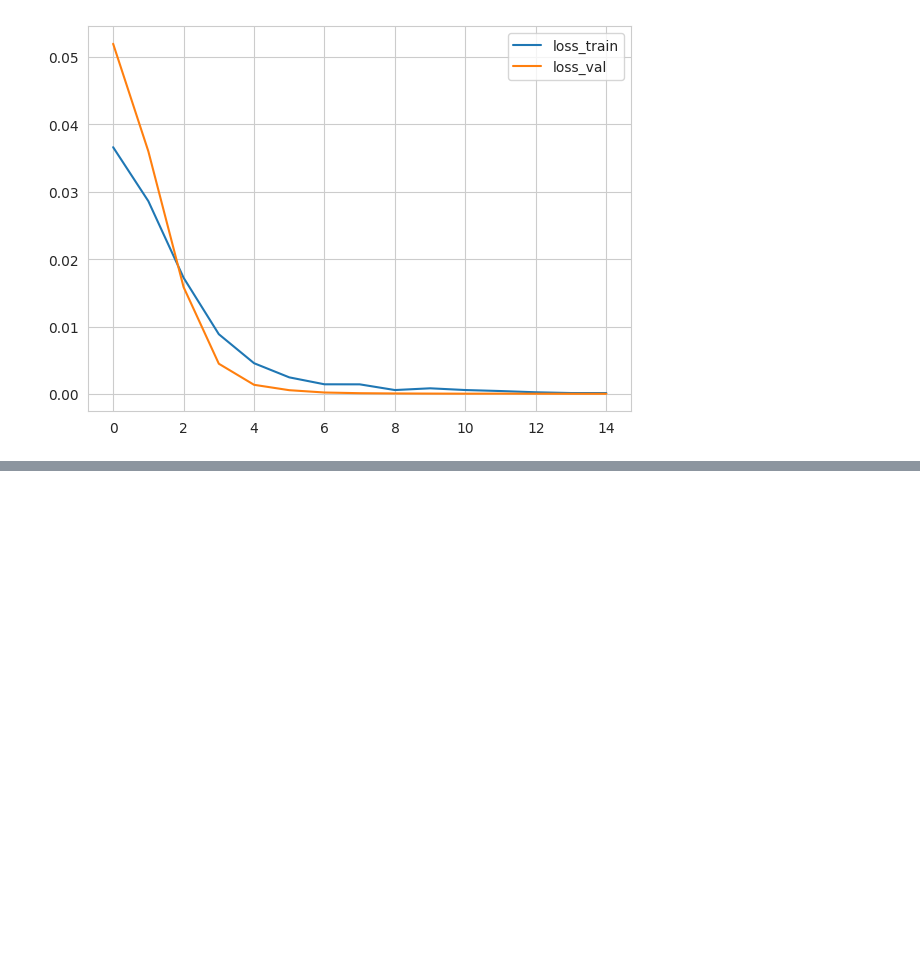
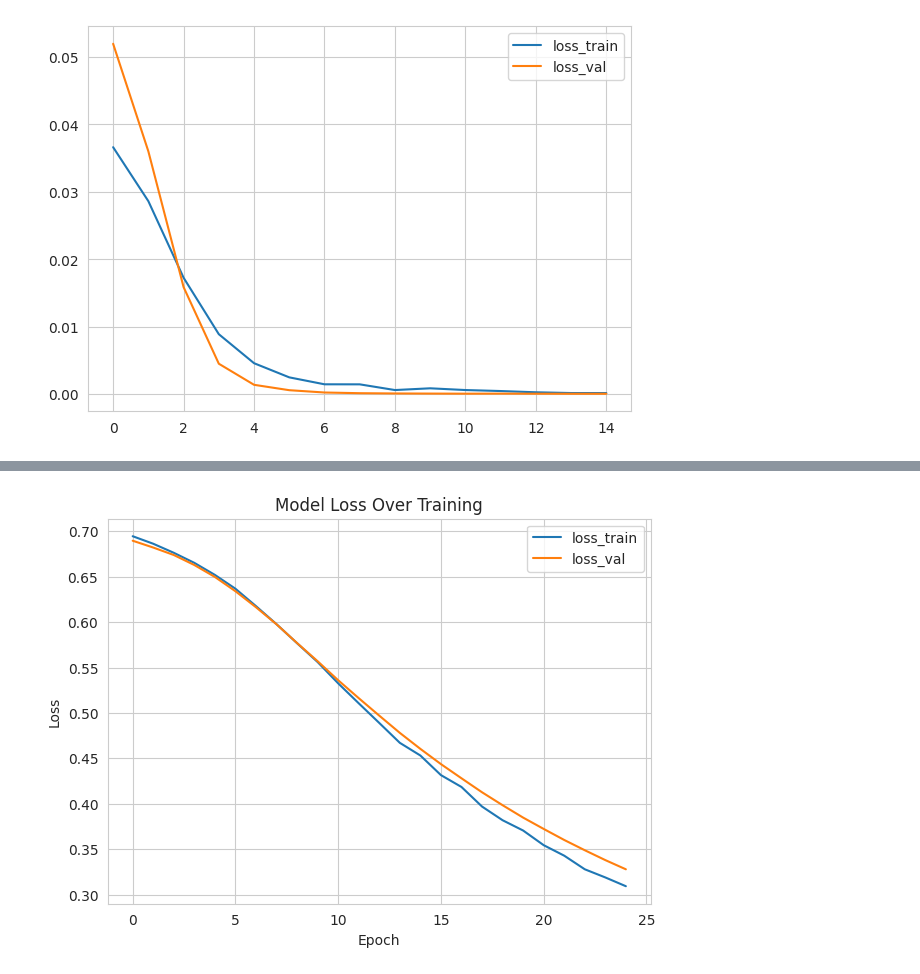
Before and after one commit to 4gn5t/DataInstrumentsPY, a Jupyter notebook: Lab9_DeepLearning_TensorFlow_Keras_PyTorch/Lab9.ipynb, the cells around one changed output, grey strips where cells are left out. Drawn from its saved outputs; the diff is of its cells as text; code cells hidden in the pictures; blank space fills up the shorter version.

```diff
--- a/Lab9_DeepLearning_TensorFlow_Keras_PyTorch/Lab9.ipynb
+++ b/Lab9_DeepLearning_TensorFlow_Keras_PyTorch/Lab9.ipynb
@@ -405,0 +735,3 @@ plt.show()
+# %%
+y_train_bin = keras.utils.to_categorical(y_train, n_classes)
+y_test_bin = keras.utils.to_categorical(y_test, n_classes)
@@ -405,0 +750,3 @@ plt.show()
+# %%
+n_feat=X_train.shape[1]
+n_feat
@@ -405,0 +755,6 @@ plt.show()
+# %%
+scaler = StandardScaler()
+X_train=scaler.fit_transform(X_train)
+X_test=scaler.transform(X_test)
+
+X_train.mean(axis=0), X_test.mean(axis=0)
@@ -405,0 +770,11 @@ plt.show()
+# %%
+model = Sequential()
+model.add(Dense(64, input_dim=n_feat, activation='softmax'))
+model.add(Dropout(0.3))
+model.add(Dense(n_classes, activation='softmax'))
+
+
+batch_size = 32
+epochs = 25
+model.compile(loss="categorical_crossentropy", optimizer=optimizers.Adam(learning_rate=0.001), metrics=["accuracy"])
+model.fit(X_train, y_train_bin, batch_size=batch_size, epochs=epochs, validation_data=(X_test, y_test_bin))
@@ -405,0 +800,11 @@ plt.show()
+# %%
+plt.figure(figsize=(7, 5))
+plt.plot(np.arange(len(model.history.history['loss'])), model.history.history['loss'], label='loss_train')
+plt.plot(np.arange(len(model.history.history['val_loss'])), model.history.history['val_loss'], label='loss_val')
+plt.xlabel('Epoch')
+plt.ylabel('Loss')
+plt.title('Model Loss Over Training')
+plt.legend(loc='upper right')
+plt.show()
+# %% [output]
+[figure, added]
```
Also changed, not shown: parts of 41 cells of this notebook, 2 other files.
